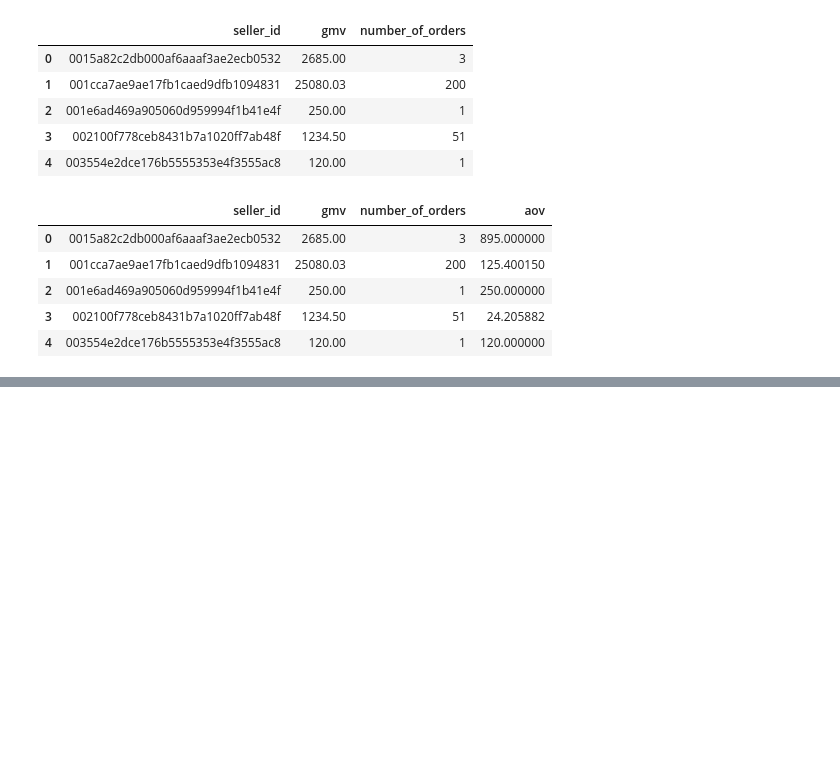
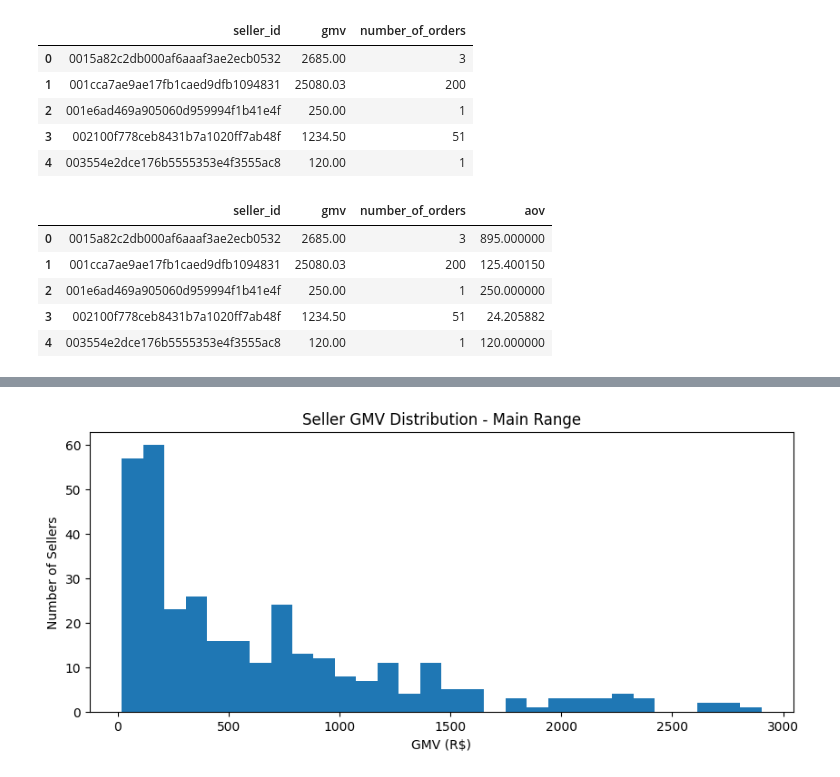
Before and after one commit to estefaniabarrosa/olist-end-to-end-data-analytics, a Jupyter notebook: notebooks/02_eda_business_analysis.ipynb, the cells around one changed output, grey strips where cells are left out. Cells and saved outputs as stored; diff of their text form; code cells hidden in the pictures; blank space fills up the shorter version.

```diff
--- a/notebooks/02_eda_business_analysis.ipynb
+++ b/notebooks/02_eda_business_analysis.ipynb
@@ -195,0 +367,15 @@ seller_commercial.head()
+# %%
+# Identify potential GMV outliers using IQR
+
+Q1 = seller_acquisition_performance["gmv"].quantile(0.25)
+Q3 = seller_acquisition_performance["gmv"].quantile(0.75)
+
+IQR = Q3 - Q1
+
+lower_bound = Q1 - 1.5 * IQR
+upper_bound = Q3 + 1.5 * IQR
+
+print("Q1:", Q1)
+print("Q3:", Q3)
+print("IQR:", IQR)
+print("Upper bound:", upper_bound)
@@ -195,0 +408,13 @@ seller_commercial.head()
+# %%
+# Visualize the main GMV distribution below the IQR upper bound
+
+gmv_main_distribution = seller_acquisition_performance[seller_acquisition_performance["gmv"] <= upper_bound]
+plt.figure(figsize=(10, 4))
+plt.hist(gmv_main_distribution["gmv"], bins=30)
+
+plt.title("Seller GMV Distribution - Main Range")
+plt.xlabel("GMV (R$)")
+plt.ylabel("Number of Sellers")
+plt.show()
+# %% [output]
+[figure, added]
```
Also changed, not shown: parts of 65 cells of this notebook, 1 other file.
